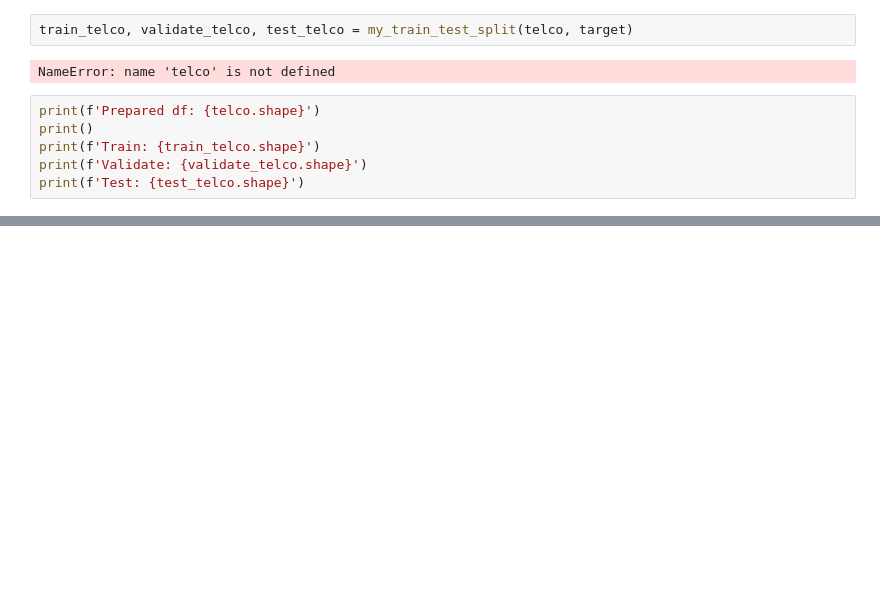
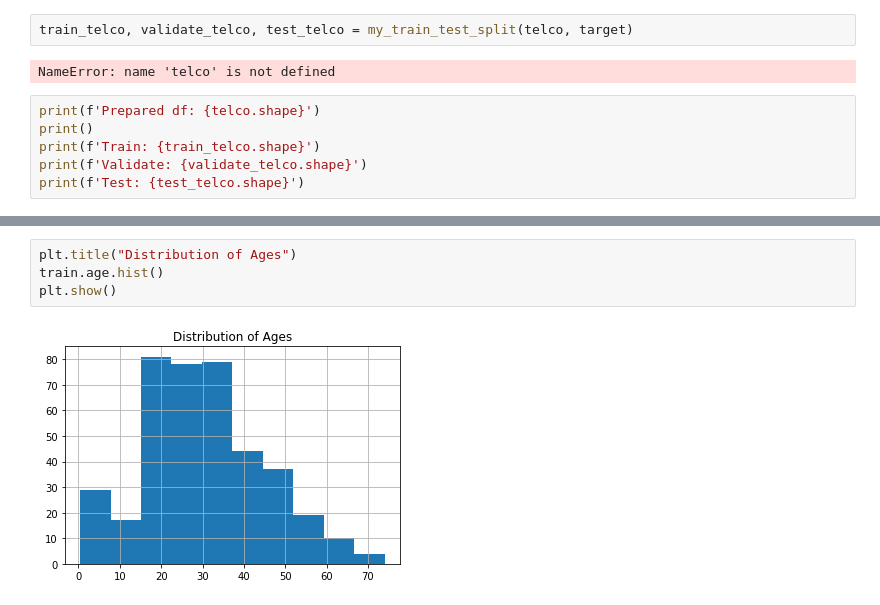
Before and after one commit to BurtonBarnes/classification-exercises, a Jupyter notebook: classification-exercises.ipynb, the cells around one changed output, grey strips where cells are left out. Saved outputs shown, nothing was run; the diff lists cells and outputs as text; blank space fills up the shorter version.

```diff
--- a/classification-exercises.ipynb
+++ b/classification-exercises.ipynb
@@ -535,0 +636,6 @@ print(f'Test: {test_telco.shape}')
+# %%
+plt.title("Distribution of Ages")
+train.age.hist()
+plt.show()
+# %% [output]
+[figure, added]
```
Also changed, not shown: parts of 36 cells of this notebook.
